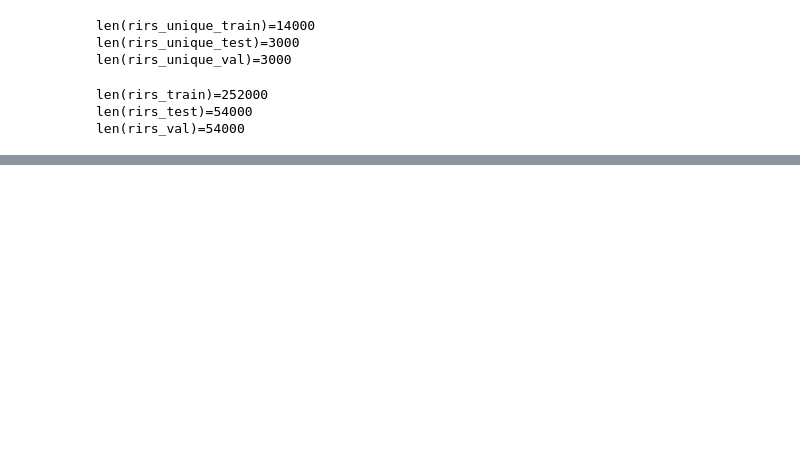
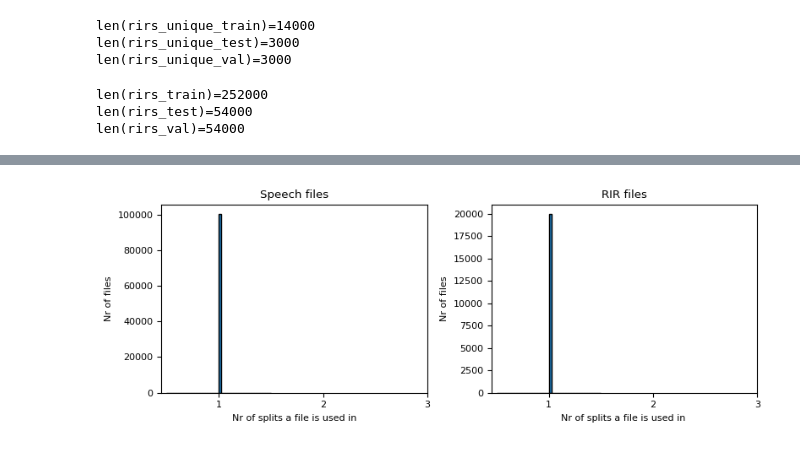
Before and after one commit to joaluba/reverb-match-cond-u-net, a Jupyter notebook: notebooks/dataset_prepare_metadata.ipynb, the cells around one changed output, grey strips where cells are left out. Cells and saved outputs as stored; diff of their text form; code cells hidden in the pictures; blank space fills up the shorter version.

```diff
--- a/notebooks/dataset_prepare_metadata.ipynb
+++ b/notebooks/dataset_prepare_metadata.ipynb
@@ -365,0 +471,23 @@ df.head(100)
+# %%
+# TRAIN-TEST LEAKAGE
+split_counts_speech = grouped_speech['split'].nunique()
+split_counts_rir = grouped_rir['split'].nunique()
+
+# How many times the files are repeated
+plt.figure(figsize=(8,3))
+plt.subplot(1,2,1)
+plt.hist(split_counts_speech, bins=40, edgecolor='black')
+plt.xticks([1,2,3])
+plt.xlabel("Nr of splits a file is used in")
+plt.ylabel("Nr of files")
+plt.title("Speech files")
+plt.subplot(1,2,2)
+plt.hist(split_counts_rir, bins=40, edgecolor='black')
+plt.xticks([1,2,3])
+plt.xlabel("Nr of splits a file is used in ")
+plt.title("RIR files")
+plt.ylabel("Nr of files")
+plt.tight_layout()
+plt.show()
+# %% [output]
+[figure, added]
```
Also changed, not shown: parts of 14 cells of this notebook, 7 other files.
